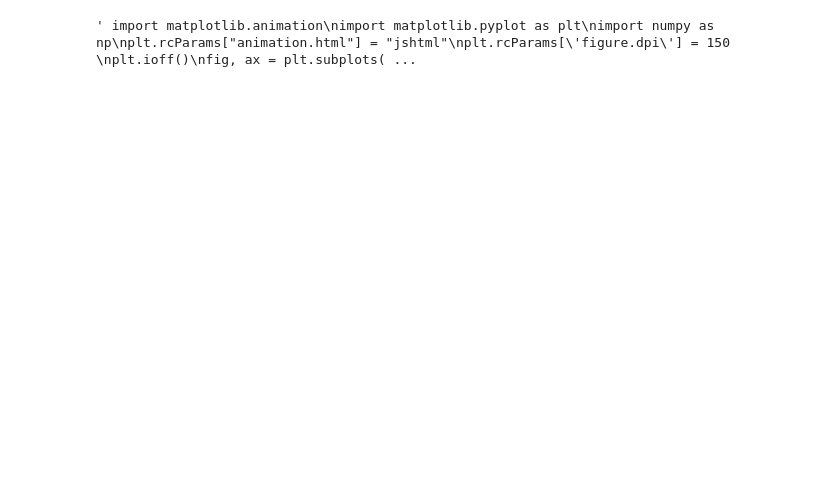
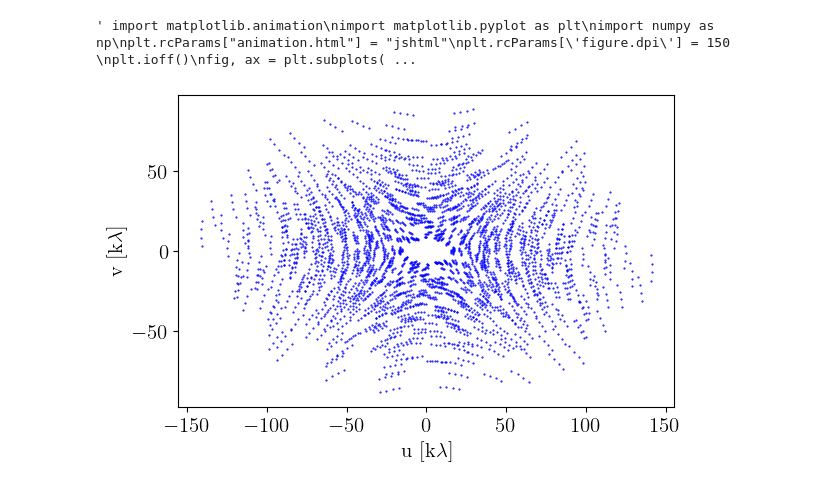
Before and after one commit to MatiasColil/API_Interferometry, a Jupyter notebook: jupyter notebook/interferometer-Copy1.ipynb, the cells around one changed output. Saved outputs shown, nothing was run; the diff lists cells and outputs as text; code cells hidden in the pictures; blank space fills up the shorter version.

```diff
--- a/jupyter notebook/interferometer-Copy1.ipynb
+++ b/jupyter notebook/interferometer-Copy1.ipynb
@@ -234,3 +245,18 @@ def animate(t):
 matplotlib.animation.FuncAnimation(fig, animate, frames=len(HA)) """
 # %% [output]
 ' import matplotlib.animation\nimport matplotlib.pyplot as plt\nimport numpy as np\nplt.rcParams["animation.html"] = "jshtml"\nplt.rcParams[\'figure.dpi\'] = 150  \nplt.ioff()\nfig, ax = plt.subplots( ...
+# %%
+HA, dec = compute_HA(0.5, 35, 6)
+# %%
+# Dado la rotación de la tierra, el objeto se "desplaza" en el cielo, por lo tanto se utiliza el
+# ángulo horario y declinación para seguir su posición en el cielo
+
+def calc_RR(H,dec):
+    if np.isscalar(H):
+        H = np.array([H])
+
+    R = np.array([[np.sin(H), np.cos(H), np.zeros_like(H)],\
+        [-np.sin(dec)*np.cos(H), np.sin(dec)*np.sin(H), np.cos(dec*np.ones_like(H))],\
+        [np.cos(dec)*np.cos(H), -np.cos(dec)*np.sin(H), np.sin(dec*np.ones_like(H))]])
+
+    return R
@@ -236,0 +293,19 @@ matplotlib.animation.FuncAnimation(fig, animate, frames=len(HA)) """
+# %%
+def coverage(baselines, HA, dec, wavelength):
+    """
+    baselines: arreglo de coordenadas de los baselines en el sistema ecuatorial
+    """
+    R_matrix = calc_RR(HA, dec)
+    uvw_meters = np.sum(R_matrix[...,np.newaxis]*baselines[np.newaxis,:,np.newaxis,:], axis=1)
+    UV_coverage = np.column_stack((uvw_meters[0].reshape(-1), uvw_meters[1].reshape(-1)))/wavelength
+    return UV_coverage
+# %%
+cover = coverage(xyz_equatorial, HA, dec, wavelength)
+# %%
+fig, ax = plt.subplots()
+ax.scatter(cover[:,0]/1000,cover[:,1]/1000, c="blue", marker=".", s=1)
+ax.set_xlabel(r'u [k$ \lambda$]')
+ax.set_ylabel(r'v [k$ \lambda$]')
+ax.set_aspect('equal')
+# %% [output]
+[figure, added]
```
Also changed, not shown: parts of 22 cells of this notebook, 10 other files.
